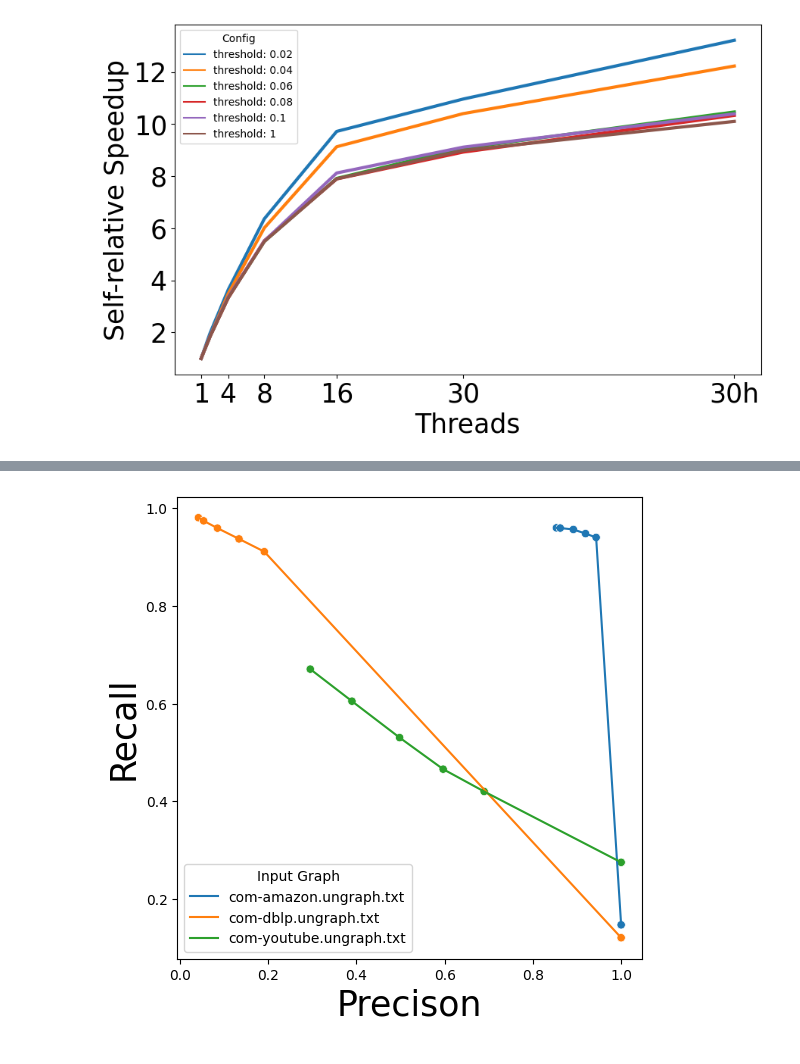
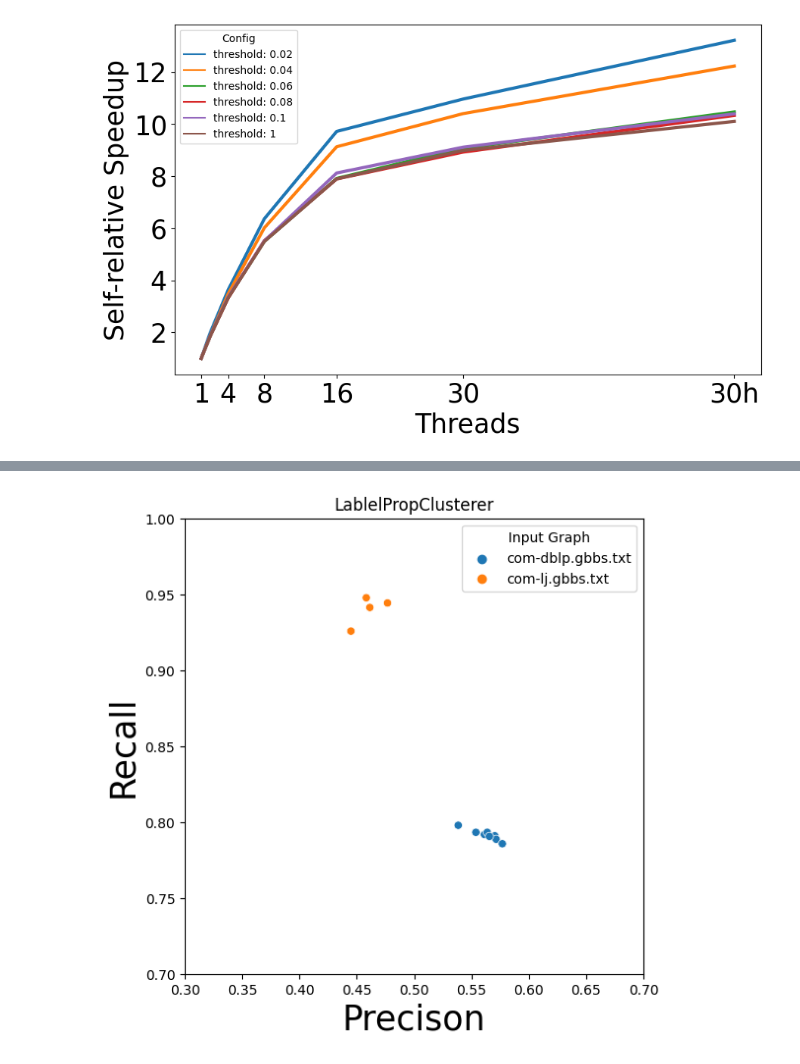
Before and after one commit to ParAlg/ParClusterers, a Jupyter notebook: plotting/plot_lp.ipynb, the cells around one changed output, grey strips where cells are left out. Cells and saved outputs as stored; diff of their text form; code cells hidden in the pictures.

```diff
--- a/plotting/plot_wcc.ipynb
+++ b/plotting/plot_lp.ipynb
@@ -102,15 +102,19 @@ df_avg
 | 40 | TectonicClusterer | com-youtube.ungraph.txt | 30 | threshold: 1 | 0.104214 | 0.936770 | 8.988939 |
 | 41 | TectonicClusterer | com-youtube.ungraph.txt | 60 | threshold: 1 | 0.092710 | 0.936770 | 10.104271 |
 # %%
-df = pd.read_csv("../results/out_tectonic_csv/stats.csv", index_col=0)
+df = pd.read_csv("../results/out_lp_snap_csv/stats.csv", index_col=0)
 plt.figure(figsize=(6, 6))  # Set the figure size
 
-sns.lineplot(data=df, x="communityPrecision_mean", y="communityRecall_mean", hue="Input Graph")
-sns.scatterplot(data=df, x="communityPrecision_mean", y="communityRecall_mean", hue="Input Graph", legend=False)
+# sns.lineplot(data=df, x="communityPrecision_mean", y="communityRecall_mean", legend=False)
+sns.scatterplot(data=df, x="communityPrecision_mean", y="communityRecall_mean", hue="Input Graph")
 # plt.title("TectonicClusterer")
 plt.xlabel("Precison", fontsize = fontsize)
 plt.ylabel("Recall", fontsize = fontsize)
 
-plt.savefig("../results/out_tectonic_precision_recall.pdf")
+plt.xlim(0.3, 0.7)
+plt.ylim(0.7, 1)
+
+plt.title("LablelPropClusterer")
+plt.savefig("../results/out_lp_precision_recall.pdf")
 # %% [output]
-[figure, old version]
+[figure, new version]
```
Also changed, not shown: parts of 1 cell of this notebook, 10 other files.
